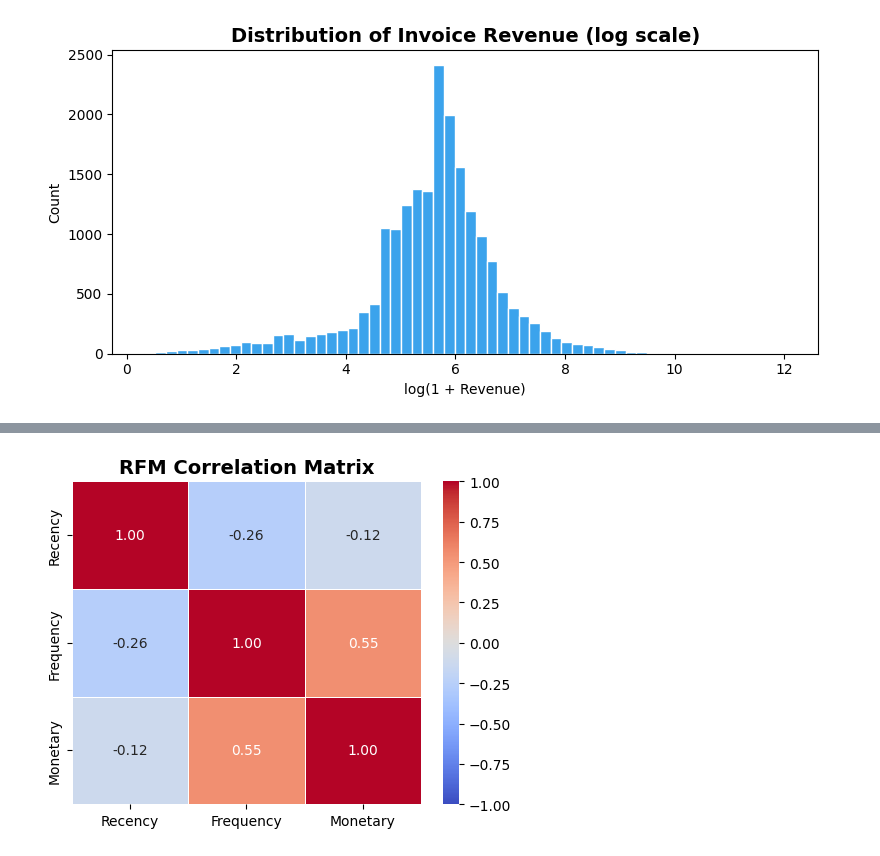
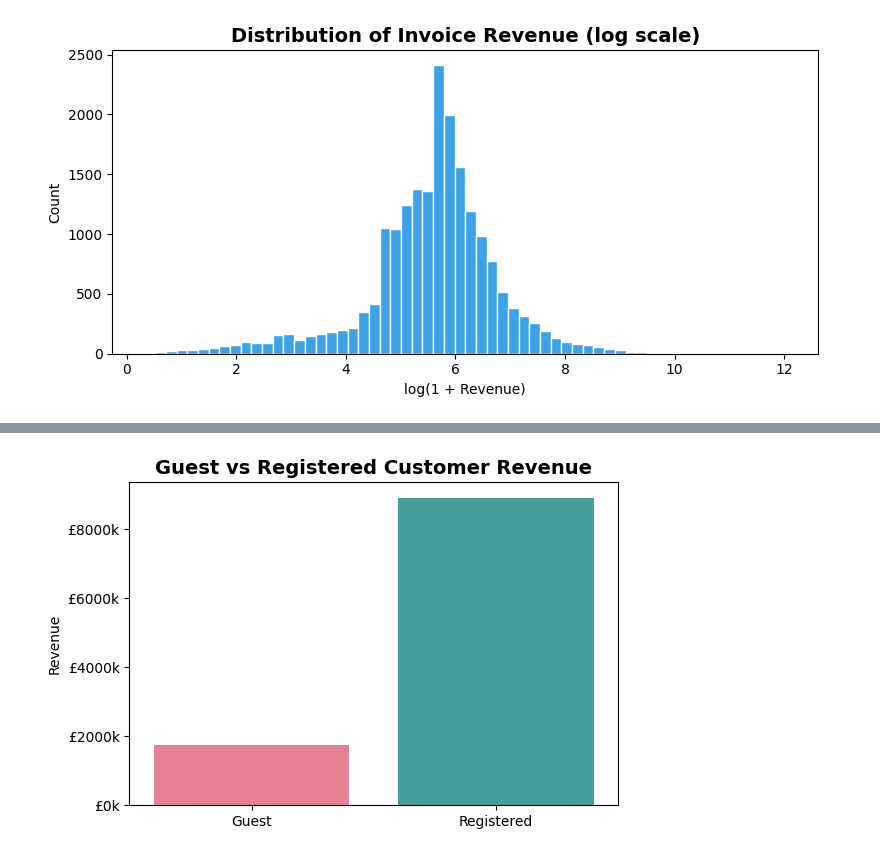
Before and after one commit to umiSirya/FUTURE_DS_01, a Jupyter notebook: sales_performance.ipynb, the cells around one changed output, grey strips where cells are left out. Drawn from its saved outputs; the diff is of its cells as text; code cells hidden in the pictures.

```diff
--- a/sales_performance.ipynb
+++ b/sales_performance.ipynb
@@ -324,13 +285,20 @@ plt.show()
-# %%
-# Correlation heatmap
-
-corr = rfm[["Recency","Frequency","Monetary"]].corr()
-
-fig, ax = plt.subplots(figsize=(5, 4))
-sns.heatmap(corr, annot=True, fmt=".2f", cmap="coolwarm",
-            vmin=-1, vmax=1, ax=ax, linewidths=0.5)
-ax.set_title("RFM Correlation Matrix", fontsize=14, fontweight="bold")
-plt.tight_layout()
-plt.show()
-# %% [output]
-[figure, removed]
+# %%
+# Guest vs Registered Customer Revenue
+
+dp["CustomerType"] = dp["CustomerID"].apply(
+    lambda x: "Guest" if pd.isna(x) else "Registered")
+
+guest = dp.groupby("CustomerType")["Revenue"].sum().reset_index()
+
+fig, ax = plt.subplots(figsize=(6, 4))
+sns.barplot(data=guest, x="CustomerType", y="Revenue",
+            hue="CustomerType", palette=PALETTE, legend=False, ax=ax)
+ax.set_title("Guest vs Registered Customer Revenue", fontsize=14, fontweight="bold")
+ax.yaxis.set_major_formatter(mticker.FuncFormatter(
+    lambda x, _: f"£{x/1e3:.0f}k"))
+ax.set_xlabel("")
+ax.set_ylabel("Revenue")
+plt.tight_layout()
+plt.show()
+# %% [output]
+[figure, added]
```
Also changed, not shown: parts of 6 cells of this notebook.
